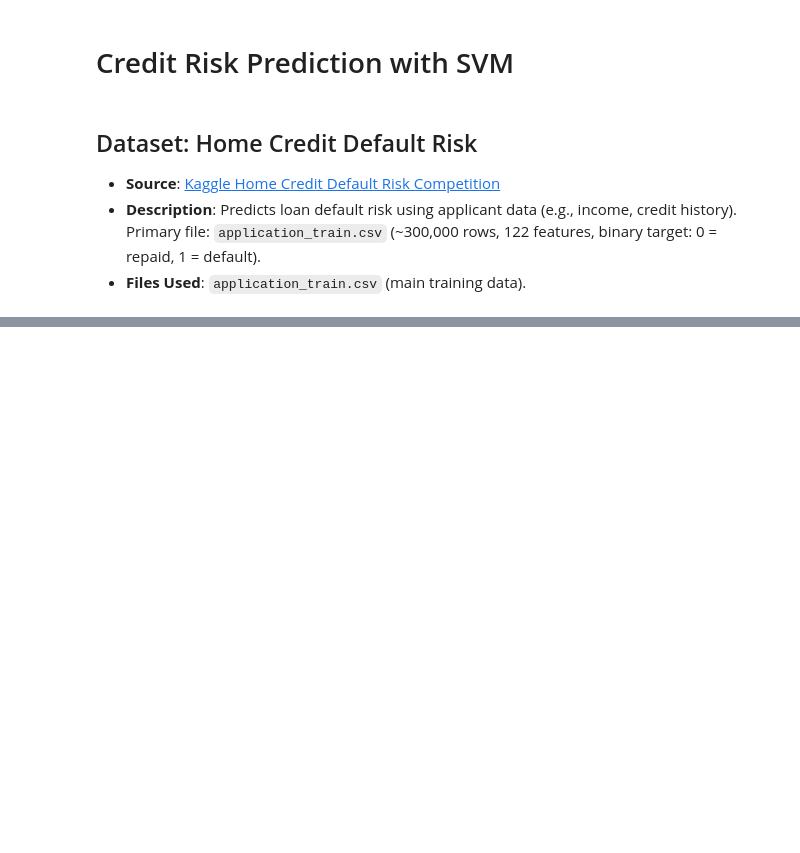
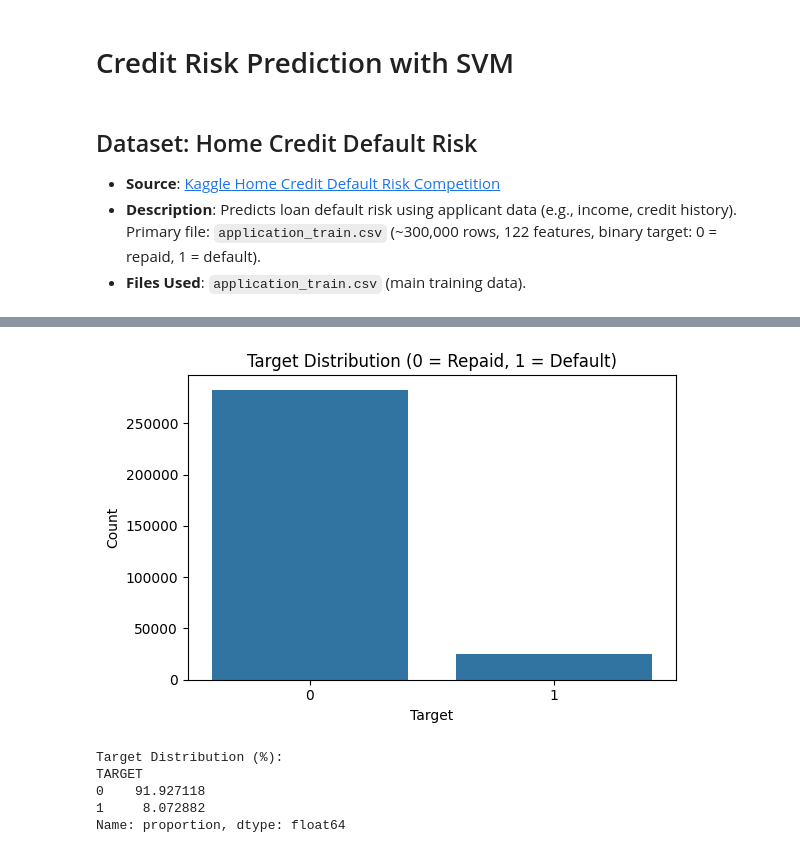
Before and after one commit to GoudyMT/credit-risk-svm, a Jupyter notebook: notebooks/credit_risk_svm.ipynb, the cells around one changed output, grey strips where cells are left out. Cells and saved outputs as stored; diff of their text form; code cells hidden in the pictures; blank space fills up the shorter version.

```diff
--- a/notebooks/credit_risk_svm.ipynb
+++ b/notebooks/credit_risk_svm.ipynb
@@ -39,0 +76,21 @@ Name: proportion, dtype: float64
+# %%
+# Plot target distribution
+plt.figure(figsize=(6, 4))
+sns.countplot(x='TARGET', data=df)
+plt.title('Target Distribution (0 = Repaid, 1 = Default)')
+plt.xlabel('Target')
+plt.ylabel('Count')
+plt.tight_layout()
+plt.savefig('../images/target_distribution.png', dpi=300)
+plt.show()
+
+# Print proportions
+print("Target Distribution (%):")
+print(df['TARGET'].value_counts(normalize=True) * 100)
+# %% [output]
+[figure, added]
+Target Distribution (%):
+TARGET
+0    91.927118
+1     8.072882
+Name: proportion, dtype: float64
```
Also changed, not shown: parts of 7 cells of this notebook, 4 other files.
